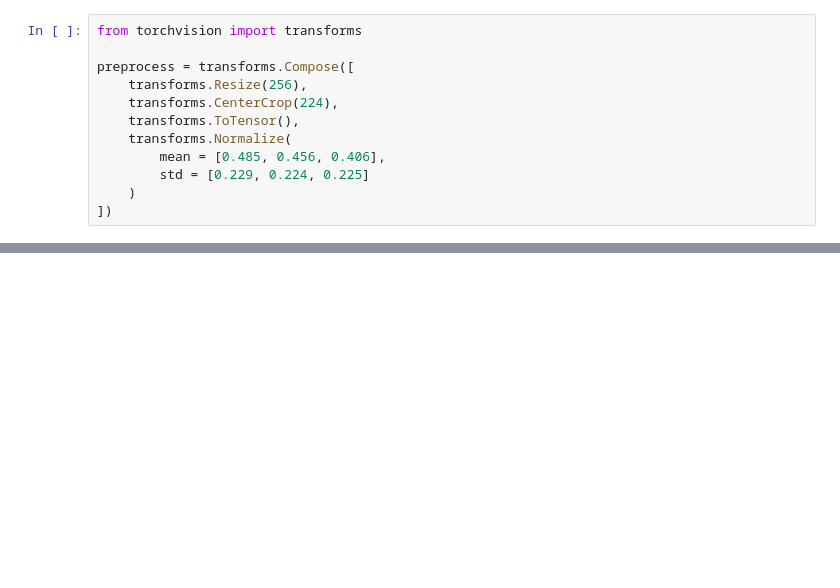
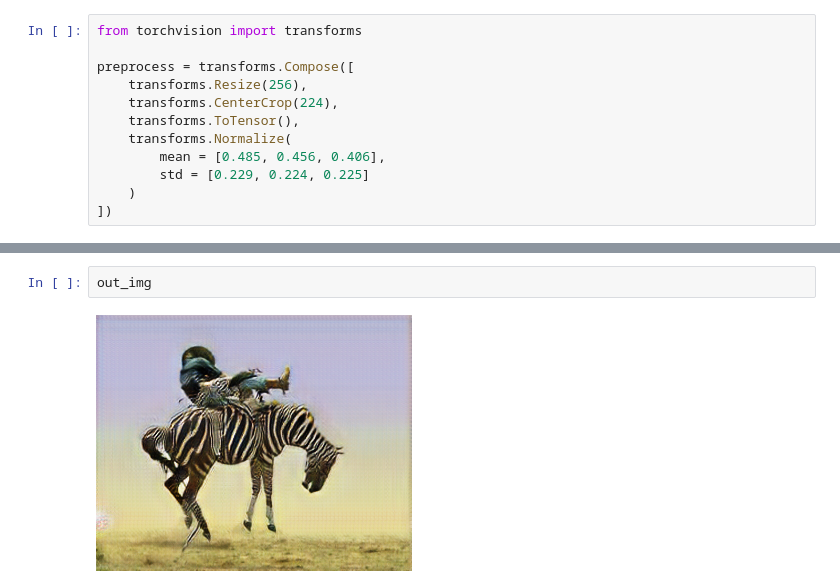
Before and after one commit to aeolian83/deep_learning_pytorch, a Jupyter notebook: ch2.ipynb, the cells around one changed output, grey strips where cells are left out. Drawn from its saved outputs; the diff is of its cells as text; blank space fills up the shorter version.

```diff
--- a/ch2.ipynb
+++ b/ch2.ipynb
@@ -78,0 +345,4 @@ preprocess = transforms.Compose([
+# %%
+out_img
+# %% [output]
+[figure, added]
```
Also changed, not shown: parts of 28 cells of this notebook.
